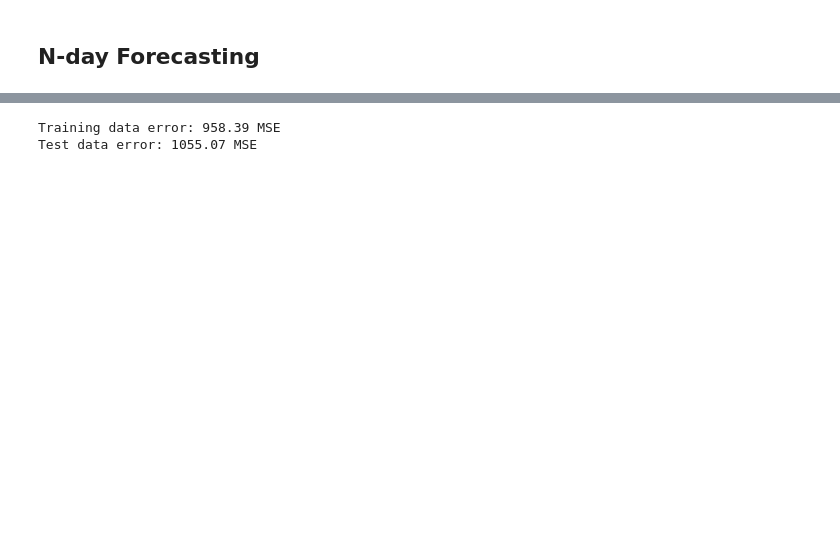
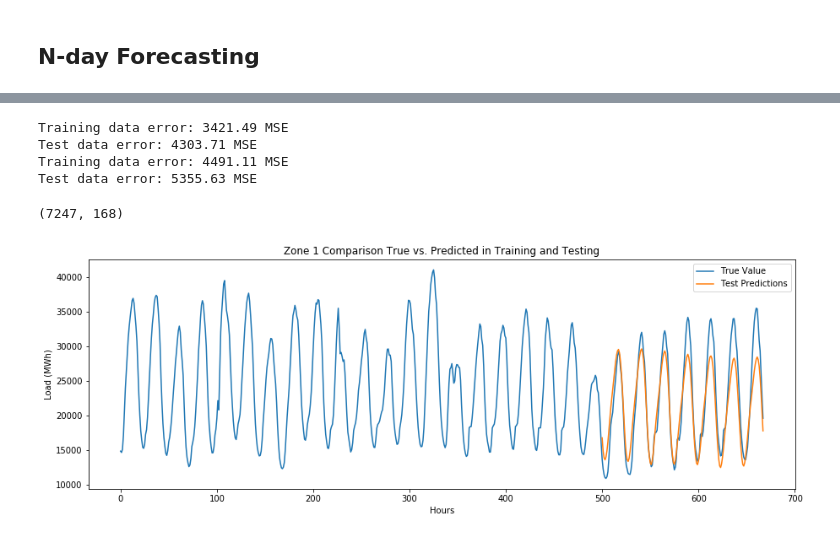
Before and after one commit to Pedromacedo41/MAP573, a Jupyter notebook: src/Francisco/RNN_TSF.ipynb, the cells around one changed output, grey strips where cells are left out. Cells and saved outputs as stored; diff of their text form; code cells hidden in the pictures; blank space fills up the shorter version.

Commit message:
N-step pred and graphing

```diff
--- a/src/Francisco/RNN_TSF.ipynb
+++ b/src/Francisco/RNN_TSF.ipynb
@@ -310,17 +407,51 @@ Epoch 00024: early stopping
 # %%
+import pdb
 def get_predict_and_score_multi(model, X, Y):
     # transform the prediction to the original scale
     pred = normalizer.inverse_transform(model.predict(X))
     # transform also the label to the original scale for interpretability
     orig_data =normalizer.inverse_transform(Y)
     # calculate RMSE
-    score = math.sqrt(mean_squared_error(orig_data[:, 0], pred[:, 0]))
+    score = math.sqrt(mean_squared_error(orig_data, pred))
+    return(score, pred)
+
+def get_naive_week_predict_and_score_multi(X, Y):
+    # transform the prediction to the original scale.
+    pred = normalizer.inverse_transform(np.vstack((Y[0:24*7], Y[0:-24*7])))
+    # transform also the label to the original scale for interpretability.
+    orig_data =normalizer.inverse_transform(Y)
+    # calculate RMSE.
+    score = math.sqrt(mean_squared_error(orig_data, pred))
+    return(score, pred)
+
+def get_naive_day_predict_and_score_multi(X, Y):
+    # transform the prediction to the original scale.
+    pred = normalizer.inverse_transform(np.vstack((Y[0:24], Y[0:-24])))
+    # transform also the label to the original scale for interpretability.
+    orig_data =normalizer.inverse_transform(Y)
+    # calculate RMSE.
+    score = math.sqrt(mean_squared_error(orig_data, pred))
+    return(score, pred)
+
+def get_naive_hour_predict_and_score_multi(X, Y):
+    # transform the prediction to the original scale.
+    pred = normalizer.inverse_transform(np.vstack((Y[0, :].reshape(1, -1), Y[0:-1])))
+    # transform also the label to the original scale for interpretability.
+    orig_data =normalizer.inverse_transform(Y)
+    # calculate RMSE.
+    score = math.sqrt(mean_squared_error(orig_data, pred))
     return(score, pred)
 
 mse_train, train_predict = get_predict_and_score_multi(multi_rnn, train_X, train_Y)
 mse_test, test_predict = get_predict_and_score_multi(multi_rnn, test_X, test_Y)
 print("Training data error: %.2f MSE" % mse_train)
 print("Test data error: %.2f MSE" % mse_test)
+mse_train_naive_week, train_predict_naive_week = get_naive_week_predict_and_score_multi(train_X, train_Y)
+mse_test_naive_week, test_predict_naive_week = get_naive_week_predict_and_score_multi(test_X, test_Y)
+print("Training data error: %.2f MSE" % mse_train_naive_week)
+print("Test data error: %.2f MSE" % mse_test_naive_week)
 # %% [output]
-Training data error: 958.39 MSE
-Test data error: 1055.07 MSE
+Training data error: 3421.49 MSE
+Test data error: 4303.71 MSE
+Training data error: 4491.11 MSE
+Test data error: 5355.63 MSE
@@ -328,0 +458,14 @@ Test data error: 1055.07 MSE
+# %%
+# Create the plot.
+plt.figure(figsize = (15, 5))
+plt.plot(normalizer.inverse_transform(dataset)[train_size:train_size + window_size + nstep], label = "True Value")
+# plt.plot(train_predictions, label = "Training Predictions")
+plt.plot(np.concatenate((np.array([np.nan] * window_size)  , test_predict[0])), label = "Test Predictions")
+plt.xlabel("Hours")
+plt.ylabel("Load (MWh)")
+plt.title("Zone 1 Comparison True vs. Predicted in Training and Testing")
+plt.legend()
+plt.show()
+# %% [output]
+(7247, 168)
+[figure, added]
```
Also changed, not shown: parts of 13 cells of this notebook, 1 other file.
